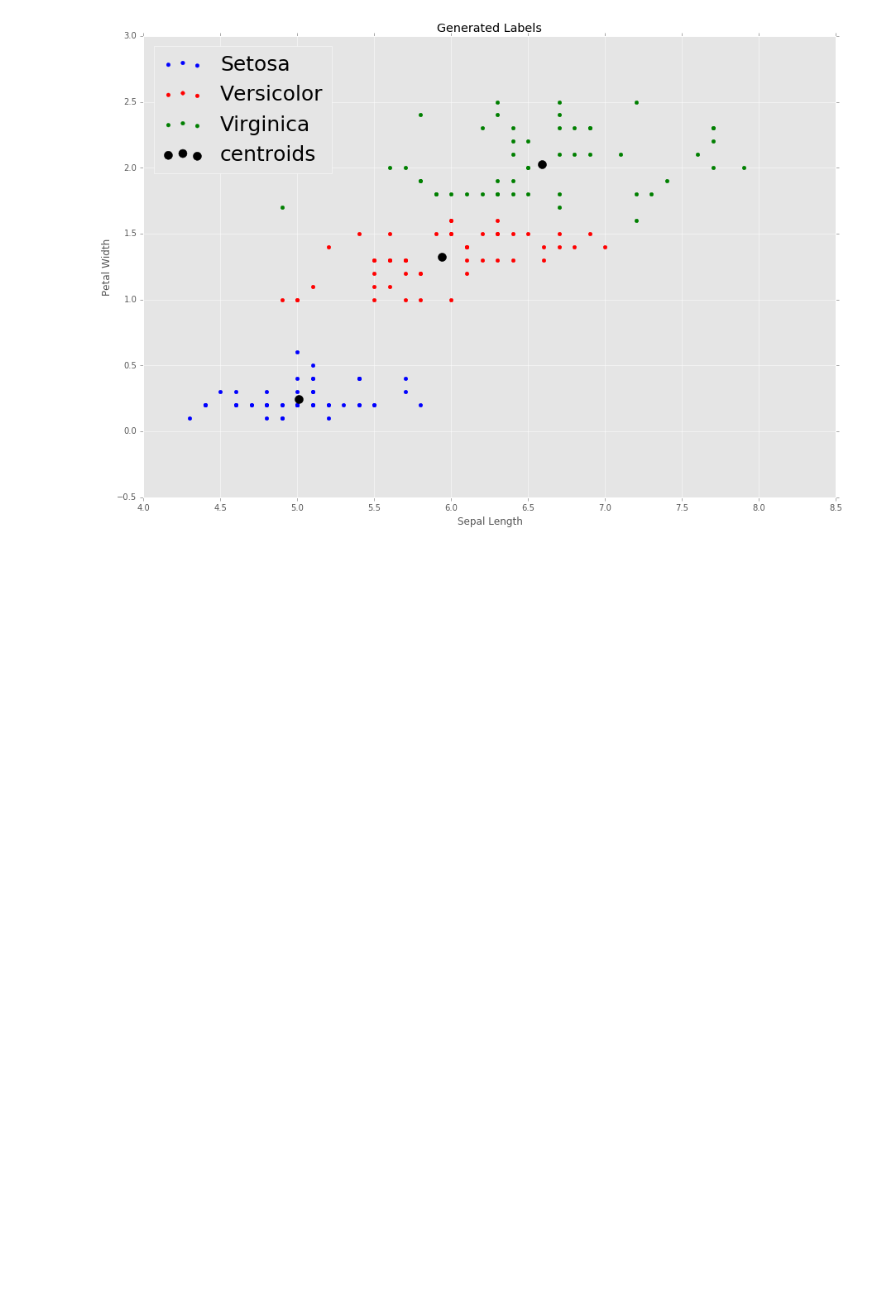
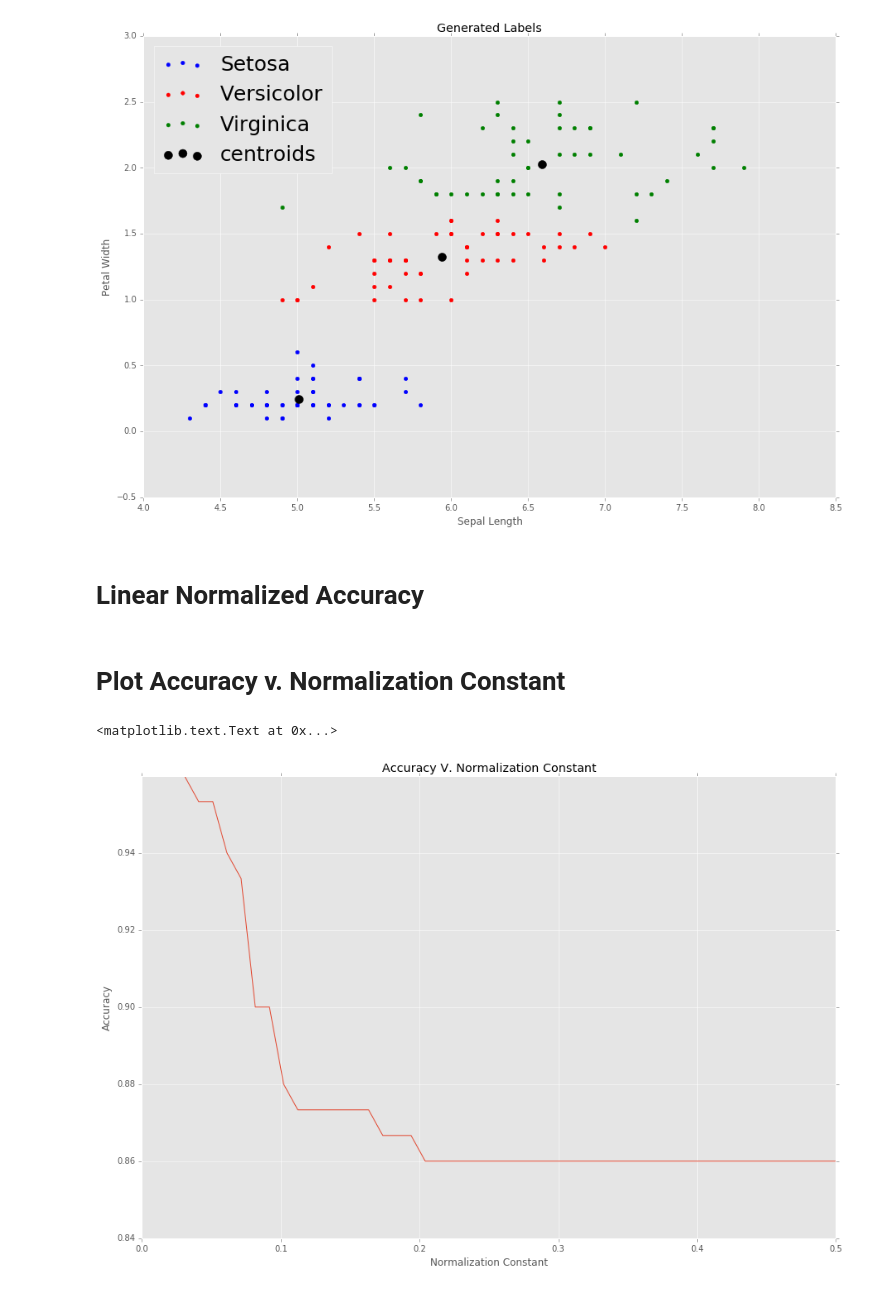
Before and after one commit to ndiamant/bigdata_hw, a Jupyter notebook: GDA.ipynb, the cells around one changed output. Cells and saved outputs as stored; diff of their text form; code cells hidden in the pictures; blank space fills up the shorter version.

```diff
--- a/GDA.ipynb
+++ b/GDA.ipynb
@@ -39,21 +39,22 @@ labels = np.unique(tags)
 # Math
 # %%
 # probability that input vector is in class c
-mvpdf = lambda x, mu, cov: stats.multivariate_normal.pdf(x, mu, cov)
+mvpdf = lambda x, mu, cov: stats.multivariate_normal.pdf(x, mu, cov, allow_singular = True)
 
 # get empirical means
 means = [np.mean(X,0) for X in [sX, cX, vX]]
 
 # get empirical covariances with regularization const. reg
-def covar(X, mu, reg=0):
+def covar(X, mu):
     cov = 1 / X.shape[0] * (X - mu).T @ (X - mu)
-    return reg * np.diag(np.diag(cov)) + (1-reg) * cov
+    return cov
 
 # predict labels of data with a regularization const.
-def getLabels(X, reg):
+def getLabels(X, covsGiven = False, covars = []):
     foundLabels = []
-    covars = [covar(xmu[0], xmu[1], reg)
-              for xmu in zip([sX, cX, vX], means)]
+    if not covsGiven:
+        covars = [covar(xmu[0], xmu[1])
+                  for xmu in zip([sX, cX, vX], means)]
     for x in X:
         probs = []
         for muCov in zip(means, covars):
@@ -62,10 +63,18 @@ def getLabels(X, reg):
         foundLabels += [[probs.index(max(probs))]]
     return foundLabels
 
-foundLabels = np.array(getLabels(X,0))
+foundLabels = np.array(getLabels(X))
 labeledX = np.hstack((X, foundLabels))
-
 
 sXf = labeledX[labeledX[:,2] == 0][:,0:2] # found sX
 cXf = labeledX[labeledX[:,2] == 1][:,0:2] # found cX
 vXf = labeledX[labeledX[:,2] == 2][:,0:2] # found vX
+
+# get the accuracy of a result
+def accuracy(labelX):
+    numtags = [labels.tolist().index(tag) for tag in tags]
+    good = 0
+    for xtag in zip(labelX[:,-1], numtags):
+        if xtag[0] == xtag[1]:
+            good += 1
+    return good / labeledX.shape[0]
@@ -83,3 +94,25 @@ plt.legend(loc = 2, prop={'size':25})
 # %% [output]
 <matplotlib.legend.Legend at 0x...>
 [figure]
+# %% [markdown]
+# Linear Normalized Accuracy
+# %%
+tiedcov = covar(X, sum(means) / 3)
+normconsts = np.linspace(0, .5, 200)
+accuracies = []
+for reg in normconsts:
+    tiedcov = reg * np.diag(np.diag(tiedcov)) + (1 - reg) * tiedcov
+    covs = [tiedcov] * 3
+    Xl = np.array(getLabels(X, True, covs))
+    accuracies += [accuracy(Xl)]
+# %% [markdown]
+# Plot Accuracy v. Normalization Constant
+# %%
+plt.figure(figsize = (15,10))
+plt.plot(normconsts,accuracies)
+plt.xlabel('Normalization Constant')
+plt.ylabel('Accuracy')
+plt.title('Accuracy V. Normalization Constant')
+# %% [output]
+<matplotlib.text.Text at 0x...>
+[figure, added]
```
Also changed, not shown: parts of 1 cell of this notebook.
